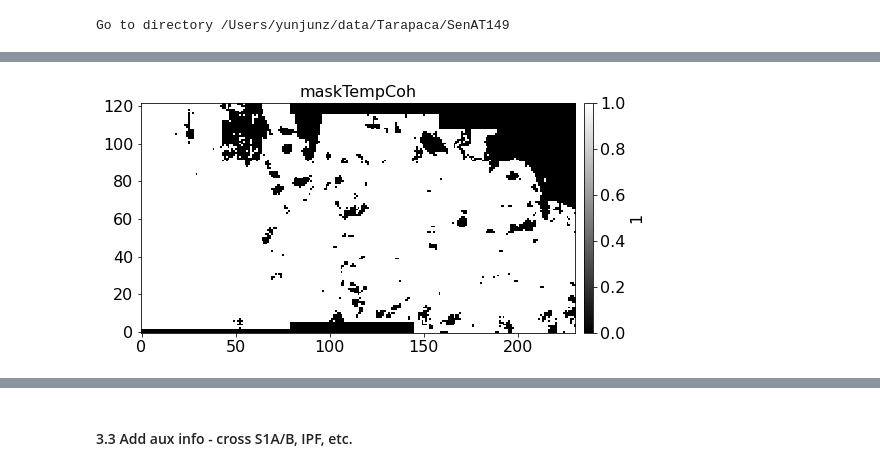
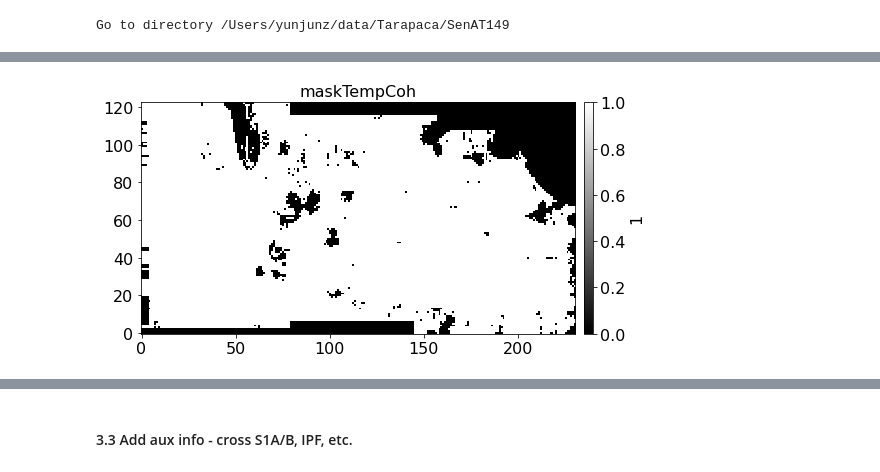
Before and after one commit to yunjunz/2022-Geolocation, a Jupyter notebook: offset_timeseries.ipynb, the cells around one changed output, grey strips where cells are left out. Cells and saved outputs as stored; diff of their text form; code cells hidden in the pictures.

```diff
--- a/offset_timeseries.ipynb
+++ b/offset_timeseries.ipynb
@@ -32,13 +22,17 @@ S1A/B: nicely interleaved S1A/B since July 2017 (to check the S1A/B bias if ther
 %matplotlib inline
 import os
 import glob
+import shutil
 import numpy as np
+from scipy import stats
 from matplotlib import pyplot as plt
 from mintpy.objects import timeseries
-from mintpy.utils import ptime, network as pnet, readfile, writefile, plot as pp, utils as ut
+from mintpy.utils import ptime, network as pnet, readfile, writefile, utils as ut, isce_utils
 from mintpy import view
 
-proj_dir = '/Users/yunjunz/data/Tarapaca/SenAT149'
+proj_name = 'SenAT149'  # SenAT149, SenDT156
+
+proj_dir = os.path.join('/Users/yunjunz/data/Tarapaca', proj_name)
 os.chdir(proj_dir)
 print('Go to directory', proj_dir)
 # %% [output]
@@ -267,43 +251,43 @@ os.chdir(mintpy_dir)
 print('Go to directory', mintpy_dir)
 
 # use maskTempCoh.h5 as filename as it's used as the default mask file name in smallbaselineApp.py
-mask_file = 'maskTempCohSwath1.h5'
-if not os.path.isfile(mask_file):
-    ## temporal coherence
-    min_tcoh = 0.999
-    tcoh_az = readfile.read('temporalCoherenceAz.h5')[0]
-    tcoh_rg = readfile.read('temporalCoherenceRg.h5')[0]
-    mask = np.ones(tcoh_az.shape, dtype=np.bool_)
-    print('number of valid pixels: {}'.format(np.sum(mask)))
-    mask *= tcoh_az > min_tcoh
-    print('number of valid pixels after temp_coh_az: {}'.format(np.sum(mask)))
-    mask *= tcoh_rg > min_tcoh
-    print('number of valid pixels after temp_coh_rg: {}'.format(np.sum(mask)))
+mask_file = 'maskTempCoh.h5'
 
-    ## water
-    water_mask = readfile.read('waterMask.h5')[0]
-    mask *= water_mask
-    print('number of valid pixels after water_mask: {}'.format(np.sum(mask)))
+## 1. temporal coherence
+min_tcoh = 0.999
+tcoh_az = readfile.read('temporalCoherenceAz.h5')[0]
+tcoh_rg = readfile.read('temporalCoherenceRg.h5')[0]
+mask = np.ones(tcoh_az.shape, dtype=np.bool_)
+print('number of valid pixels: {}'.format(np.sum(mask)))
+mask *= tcoh_az > min_tcoh
+print('number of valid pixels after temp_coh_az: {}'.format(np.sum(mask)))
+mask *= tcoh_rg > min_tcoh
+print('number of valid pixels after temp_coh_rg: {}'.format(np.sum(mask)))
 
-    ## velocity
-    max_vel = 0.2 # m/year
-    vel_az = readfile.read('velocityAz.h5', datasetName='velocity')[0]
-    vel_rg = readfile.read('velocityRg.h5', datasetName='velocity')[0]
-    mask *= np.abs(vel_az) < max_vel
-    print('number of valid pixels after velocity_az: {}'.format(np.sum(mask)))
-    mask *= np.abs(vel_rg) < max_vel
-    print('number of valid pixels after velocity_rg: {}'.format(np.sum(mask)))
+## 2. water mask
+water_mask = readfile.read('waterMask.h5')[0]
+mask *= water_mask
+print('number of valid pixels after water_mask: {}'.format(np.sum(mask)))
 
-    ## for swath 1 only
-    xmax = 70
-    mask[:,xmax:] = 0
+## 3. velocity
+vel_dev = 0.1 # m/year
+for fname in ['velocityAz.h5', 'velocityRg.h5']:
+    vel = readfile.read(fname, datasetName='velocity')[0]
+    vel_med = np.nanmedian(vel)
+    vel_mad = stats.median_absolute_deviation(vel.flatten())
+    mask *= (vel - vel_med) < vel_mad * 2
+    print('number of valid pixels after {} with 2 * MAD ({:.2f} m): {}'.format(fname, vel_mad, np.sum(mask)))
 
-    ## write to file
-    atr = readfile.read_attribute('temporalCoherenceAz.h5')
-    atr['FILE_TYPE'] = 'mask'
-    atr['DATA_TYPE'] = 'bool'
-    atr['UNIT'] = '1'
-    writefile.write(mask, out_file=mask_file, metadata=atr)
+### for swath 1 only
+#xmax = 70
+#mask[:,xmax:] = 0
+
+## write to file
+atr = readfile.read_attribute('temporalCoherenceAz.h5')
+atr['FILE_TYPE'] = 'mask'
+atr['DATA_TYPE'] = 'bool'
+atr['UNIT'] = '1'
+writefile.write(mask, out_file=mask_file, metadata=atr)
 
 # plot
 view.main('maskTempCoh.h5 -c gray --noverbose'.split())
@@ -312 +306 @@ Go to directory /Users/yunjunz/data/ChileSenAT149/mintpyOffset
-[figure, old version]
+[figure, new version]
```
Also changed, not shown: parts of 19 cells of this notebook.
